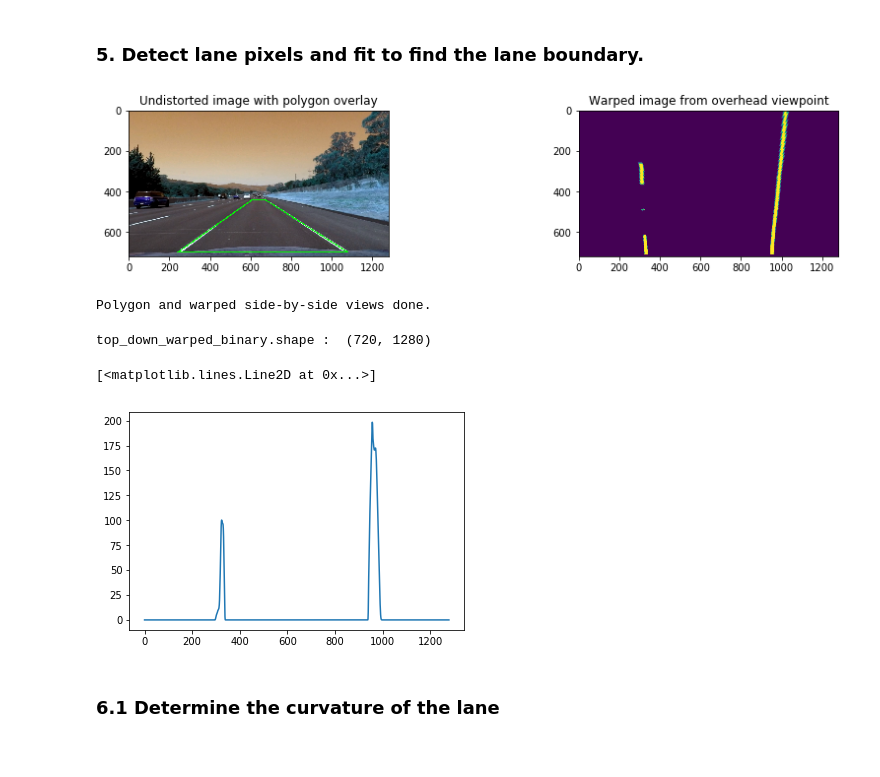
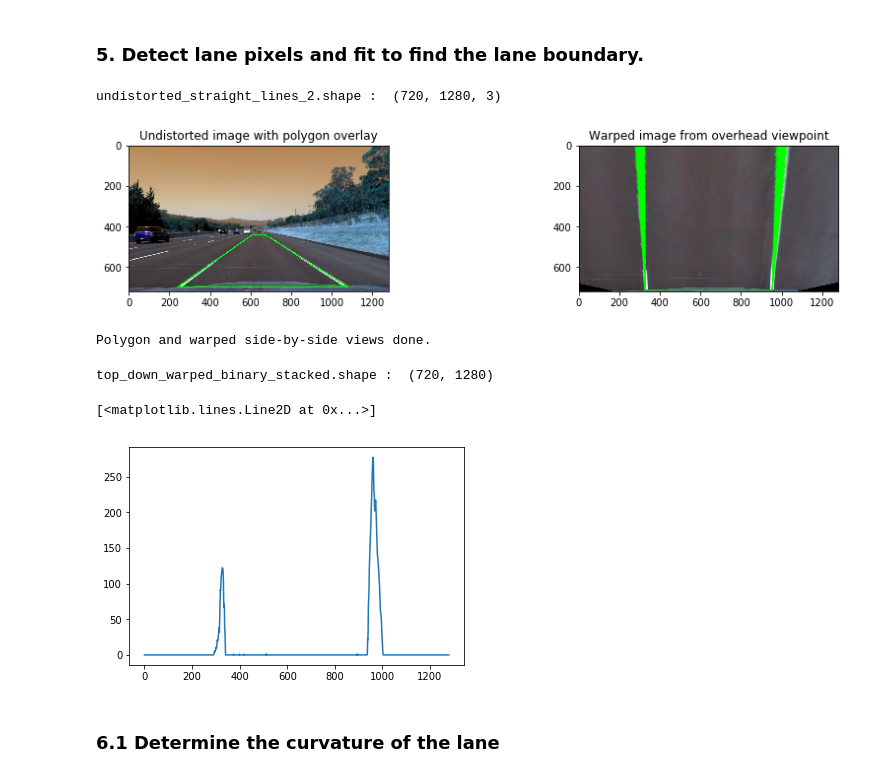
Before and after one commit to wfs/sdc-project-4-advanced-lane-detection, a Jupyter notebook: writeup.ipynb, the cells around one changed output. Cells and saved outputs as stored; diff of their text form; code cells hidden in the pictures.

```diff
--- a/writeup.ipynb
+++ b/writeup.ipynb
@@ -180,12 +181,12 @@ def view_transformed_images(gradient_saturation_binary_image, combined_saturatio
 
     print("Binary side-by-side views done.")
 # %%
-def colour_image_transformation_pipeline(colour_image, s_thresh=(180, 255), sobel_threshold_range=(40, 100),
+def colour_image_transformation_pipeline(colour_image, sat_thresh=(150, 255), sobel_threshold_range=(40, 100),
                                          rgb_thresh=(200, 255)):
     """
     Image information extraction pipeline.
     :param colour_image: input image
-    :param s_thresh: saturation threshold range
+    :param sat_thresh: saturation threshold range
     :param sobel_threshold_range: gradient direction threshold range
     :param rgb_thresh: colour intensity threshold range
     :return: grad_sat_bin_image, stacked_s_g_c_bin_image
@@ -210,14 +211,14 @@ def colour_image_transformation_pipeline(colour_image, s_thresh=(180, 255), sobe
 
     # Threshold colour intensity
     saturation_binary = np.zeros_like(saturation_channel)
-    saturation_binary[(saturation_channel >= s_thresh[0]) & (saturation_channel <= s_thresh[1])] = 1
+    saturation_binary[(saturation_channel >= sat_thresh[0]) & (saturation_channel <= sat_thresh[1])] = 1
 
     # Stack dimensions
-    grad_sat_bin_image = np.dstack((np.zeros_like(sobel_binary), sobel_binary, saturation_binary))
-    stacked_s_g_c_bin_image = np.zeros_like(sobel_binary)
-    stacked_s_g_c_bin_image[(saturation_binary == 1) | (sobel_binary == 1) | (yellow_binary == 1)] = 1
+    grad_sat_bin_img = np.dstack((np.zeros_like(sobel_binary), sobel_binary, saturation_binary))
+    stacked_s_g_c_bin_img = np.zeros_like(sobel_binary)
+    stacked_s_g_c_bin_img[(saturation_binary == 1) | (sobel_binary == 1) | (yellow_binary == 1)] = 1
     print("colour_image_transformation_pipeline processing done")
-    return grad_sat_bin_image, stacked_s_g_c_bin_image
+    return grad_sat_bin_img, stacked_s_g_c_bin_img
 # %%
 # Extract information from image
 grad_sat_bin_image, stacked_sat_grad_colour_bin_image = colour_image_transformation_pipeline(
@@ -284,7 +285,7 @@ def define_destination_polygon():
 # %%
 def warp_perspective_to_top_down(src, img, dst):
     """
-    Calculate the inversed transformation matrix and
+    Calculate the inversed transformation matrix and warped top down transform image
     :param src: source points where warp transforms from
     :param img: stacked binary thresholded image that includes saturation, gradient direction, colour intensity
     :param dst: destination points where warp transforms to
@@ -300,50 +301,54 @@ def polygon():
     Create green polygon and overlay on undistorted image.
     """
     global polygon_undistored_image
-    polygon_undistored_image = cv2.line(undistorted_straight_lines_2, (240, 700), (610, 440), [0, 255, 0], 4)
-    polygon_undistored_image = cv2.line(undistorted_straight_lines_2, (240, 700), (1080, 700), [0, 255, 0], 4)
-    polygon_undistored_image = cv2.line(undistorted_straight_lines_2, (1080, 700), (670, 440), [0, 255, 0], 4)
-    polygon_undistored_image = cv2.line(undistorted_straight_lines_2, (610, 440), (670, 440), [0, 255, 0], 4)
+    polygon_undistored_image = cv2.line(undistorted_straight_lines_2, (240, 700), (610, 440), [0, 255, 0], 3)
+    polygon_undistored_image = cv2.line(undistorted_straight_lines_2, (240, 700), (1080, 700), [0, 255, 0], 3)
+    polygon_undistored_image = cv2.line(undistorted_straight_lines_2, (1080, 700), (670, 440), [0, 255, 0], 3)
+    polygon_undistored_image = cv2.line(undistorted_straight_lines_2, (610, 440), (670, 440), [0, 255, 0], 3)
 # %% [markdown]
 ### 5. Detect lane pixels and fit to find the lane boundary.
 # %%
 # Get image 2D size
+print("undistorted_straight_lines_2.shape : ", undistorted_straight_lines_2.shape)
 img_size = (undistorted_straight_lines_2.shape[1], undistorted_straight_lines_2.shape[0])
 
 # Set 4 corners of warp source polygon
 define_source_polygon()
 
 # Set 4 corners of warp destination polygon
 define_destination_polygon()
 
 # Create polygon overlayed onto undistorted image
 polygon()
 
 # Engage warp drive :)
-matrix_transform_inversed, top_down_warped_binary = warp_perspective_to_top_down(source_transformation,
-                                                                                 stacked_sat_grad_colour_bin_image,
+matrix_transform_inversed, top_down_warped_binary_polygon = warp_perspective_to_top_down(source_transformation,
+                                                                                 polygon_undistored_image,
                                                                                  destination_transformation)
 
-
-
+matrix_transform_inversed_stacked, top_down_warped_binary_stacked = warp_perspective_to_top_down(
+                                                                                source_transformation,
+                                                                                stacked_sat_grad_colour_bin_image,
+                                                                                destination_transformation)
 
 # Store output
 cv2.imwrite('output_images/lined_image_straight_lines2.jpg', polygon_undistored_image)
-cv2.imwrite('output_images/warped_straight_lines2.jpg', top_down_warped_binary)
+cv2.imwrite('output_images/warped_straight_lines2.jpg', top_down_warped_binary_polygon)
 
 # View output
-view_polygon_and_warped_images(polygon_undistored_image, top_down_warped_binary)
+view_polygon_and_warped_images(polygon_undistored_image, top_down_warped_binary_polygon)
 # %% [output]
+undistorted_straight_lines_2.shape :  (720, 1280, 3)
-[figure, old version]
+[figure, new version]
-Polygon and warped side-by-side views done.
+Polygon and warped side-by-side views done.
 # %%
-histogram = np.sum(top_down_warped_binary[top_down_warped_binary.shape[0]//2:,:], axis=0)
-print("top_down_warped_binary.shape : ", top_down_warped_binary.shape)
+histogram = np.sum(top_down_warped_binary_stacked[top_down_warped_binary_stacked.shape[0]//2:,:], axis=0)
+print("top_down_warped_binary_stacked.shape : ", top_down_warped_binary_stacked.shape)
 plt.plot(histogram)
 # %% [output]
-top_down_warped_binary.shape :  (720, 1280)
+top_down_warped_binary_stacked.shape :  (720, 1280)
 [<matplotlib.lines.Line2D at 0x...>]
-[figure, old version]
+[figure, new version]
 # %% [markdown]
 ### 6.1 Determine the curvature of the lane
 # %%
```
Also changed, not shown: parts of 2 cells of this notebook, 7 other files.
